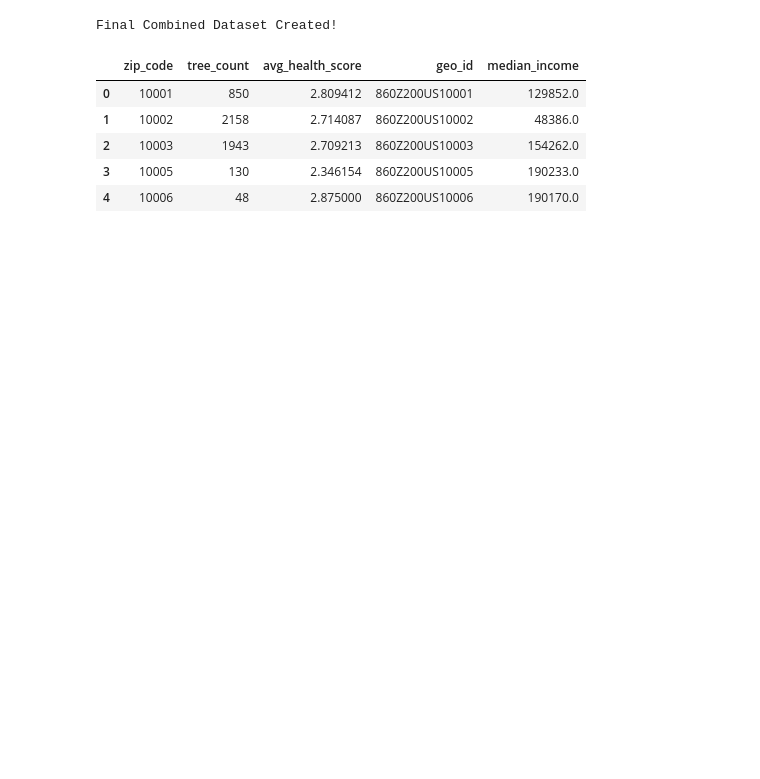
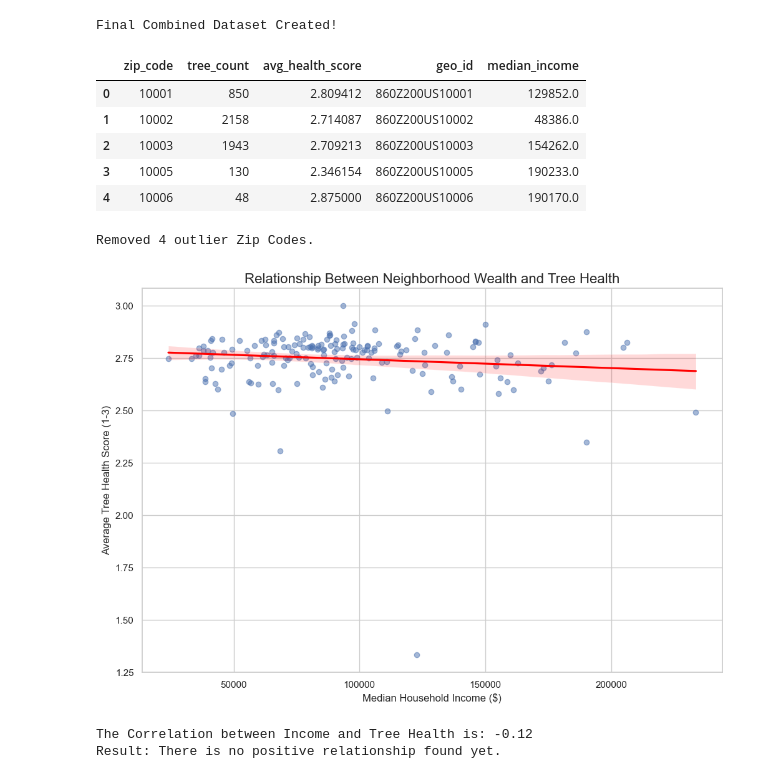
Before and after one commit to nyevy/urban-canopy-data-mining, a Jupyter notebook: exploration.ipynb, the cells around one changed output. Drawn from its saved outputs; the diff is of its cells as text; code cells hidden in the pictures; blank space fills up the shorter version.

```diff
--- a/exploration.ipynb
+++ b/exploration.ipynb
@@ -90,3 +90,49 @@ Final Combined Dataset Created!
 | 2 | 10003 | 1943 | 2.709213 | 860Z200US10003 | 154262.0 |
 | 3 | 10005 | 130 | 2.346154 | 860Z200US10005 | 190233.0 |
 | 4 | 10006 | 48 | 2.875000 | 860Z200US10006 | 190170.0 |
+# %%
+# Z-Score filter for outliers
+from scipy import stats
+import numpy as np
+
+# Remove Zip Codes with very few trees (e.g., less than 50)
+filtered_df = final_df[final_df['tree_count'] > 50].copy()
+
+# Filter out extreme income outliers (more than 3 standard deviations away)
+z_scores = np.abs(stats.zscore(filtered_df['median_income']))
+clean_df = filtered_df[z_scores < 3]
+
+print(f"Removed {len(final_df) - len(clean_df)} outlier Zip Codes.")
+# %% [output]
+Removed 4 outlier Zip Codes.
+# %%
+import seaborn as sns
+import matplotlib.pyplot as plt
+
+# Create the scatter plot with a regression line
+plt.figure(figsize=(12, 8))
+sns.regplot(data=final_df, x='median_income', y='avg_health_score',
+            scatter_kws={'alpha':0.5}, line_kws={'color':'red'})
+
+plt.title('Relationship Between Neighborhood Wealth and Tree Health', fontsize=16)
+plt.xlabel('Median Household Income ($)', fontsize=12)
+plt.ylabel('Average Tree Health Score (1-3)', fontsize=12)
+
+plt.show()
+# %% [output]
+[figure, added]
+# %%
+# Calculate the correlation matrix
+correlation = final_df['median_income'].corr(final_df['avg_health_score'])
+
+print(f"The Correlation between Income and Tree Health is: {correlation:.2f}")
+
+if correlation > 0.3:
+    print("Result: There is a moderate to strong positive relationship!")
+elif correlation > 0:
+    print("Result: There is a weak positive relationship.")
+else:
+    print("Result: There is no positive relationship found yet.")
+# %% [output]
+The Correlation between Income and Tree Health is: -0.12
+Result: There is no positive relationship found yet.
```
Also changed, not shown: parts of 6 cells of this notebook.
